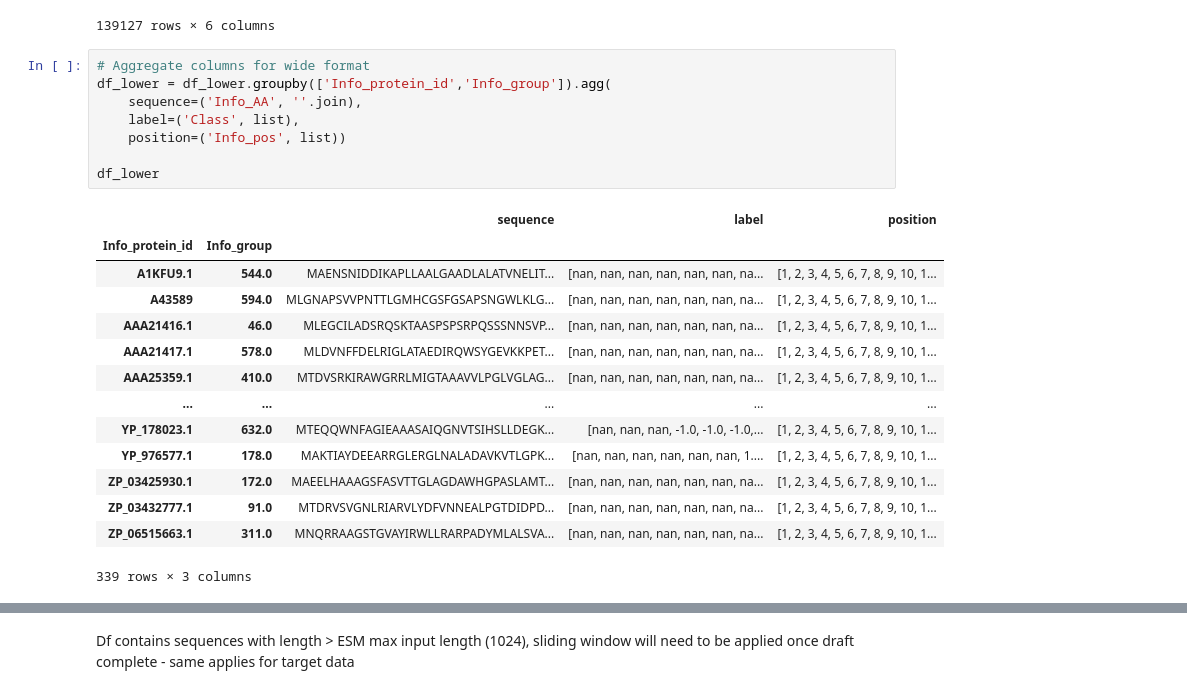
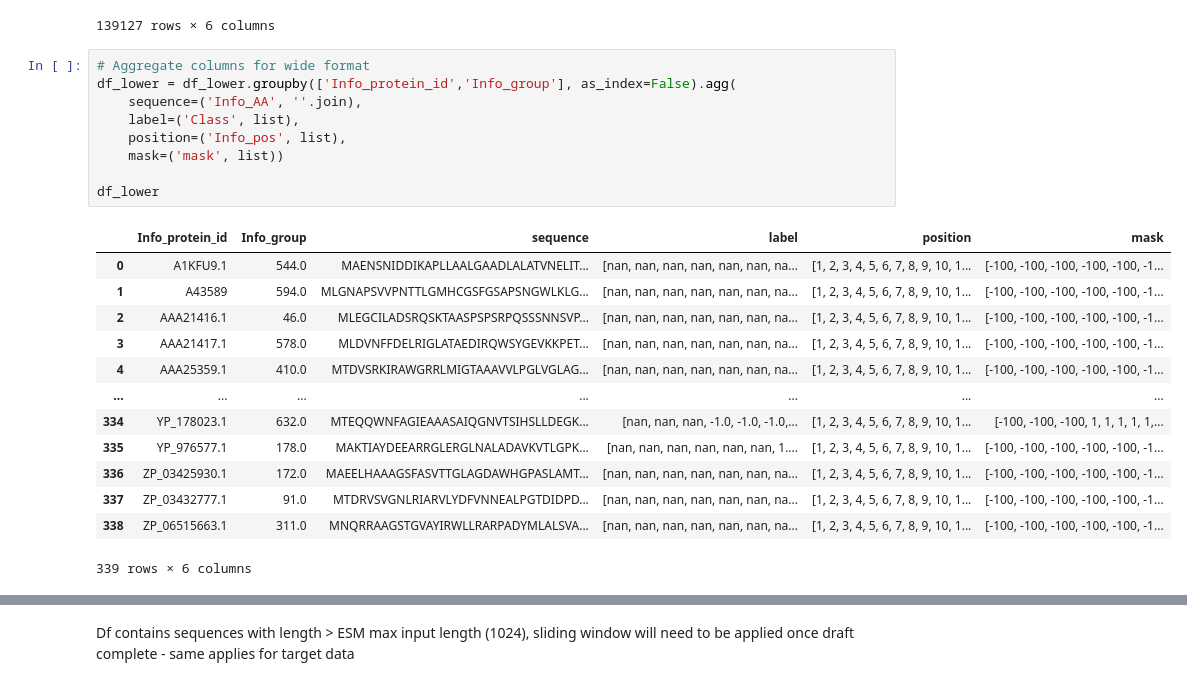
Before and after one commit to harryb257/MScProject, a Jupyter notebook: ESM2 baseline.ipynb, the cells around one changed output, grey strips where cells are left out. Cells and saved outputs as stored; diff of their text form.

Commit message:
update with lower level splitting

```diff
--- a/ESM2 baseline.ipynb
+++ b/ESM2 baseline.ipynb
@@ -153,25 +175,25 @@ df_lower
 139127 rows × 6 columns
 # %%
 # Aggregate columns for wide format
-df_lower = df_lower.groupby(['Info_protein_id','Info_group']).agg(
+df_lower = df_lower.groupby(['Info_protein_id','Info_group'], as_index=False).agg(
     sequence=('Info_AA', ''.join),
     label=('Class', list),
-    position=('Info_pos', list))
+    position=('Info_pos', list),
+    mask=('mask', list))
 
 df_lower
 # %% [output]
-|  |  | sequence | label | position |
-| Info_protein_id | Info_group |  |  |  |
-| A1KFU9.1 | 544.0 | MAENSNIDDIKAPLLAALGAADLALATVNELIT... | [nan, nan, nan, nan, nan, nan, na... | [1, 2, 3, 4, 5, 6, 7, 8, 9, 10, 1... |
-| A43589 | 594.0 | MLGNAPSVVPNTTLGMHCGSFGSAPSNGWLKLG... | [nan, nan, nan, nan, nan, nan, na... | [1, 2, 3, 4, 5, 6, 7, 8, 9, 10, 1... |
-| AAA21416.1 | 46.0 | MLEGCILADSRQSKTAASPSPSRPQSSSNNSVP... | [nan, nan, nan, nan, nan, nan, na... | [1, 2, 3, 4, 5, 6, 7, 8, 9, 10, 1... |
-| AAA21417.1 | 578.0 | MLDVNFFDELRIGLATAEDIRQWSYGEVKKPET... | [nan, nan, nan, nan, nan, nan, na... | [1, 2, 3, 4, 5, 6, 7, 8, 9, 10, 1... |
-| AAA25359.1 | 410.0 | MTDVSRKIRAWGRRLMIGTAAAVVLPGLVGLAG... | [nan, nan, nan, nan, nan, nan, na... | [1, 2, 3, 4, 5, 6, 7, 8, 9, 10, 1... |
-| ... | ... | ... | ... | ... |
-| YP_178023.1 | 632.0 | MTEQQWNFAGIEAAASAIQGNVTSIHSLLDEGK... | [nan, nan, nan, -1.0, -1.0, -1.0,... | [1, 2, 3, 4, 5, 6, 7, 8, 9, 10, 1... |
-| YP_976577.1 | 178.0 | MAKTIAYDEEARRGLERGLNALADAVKVTLGPK... | [nan, nan, nan, nan, nan, nan, 1.... | [1, 2, 3, 4, 5, 6, 7, 8, 9, 10, 1... |
-| ZP_03425930.1 | 172.0 | MAEELHAAAGSFASVTTGLAGDAWHGPASLAMT... | [nan, nan, nan, nan, nan, nan, na... | [1, 2, 3, 4, 5, 6, 7, 8, 9, 10, 1... |
-| ZP_03432777.1 | 91.0 | MTDRVSVGNLRIARVLYDFVNNEALPGTDIDPD... | [nan, nan, nan, nan, nan, nan, na... | [1, 2, 3, 4, 5, 6, 7, 8, 9, 10, 1... |
-| ZP_06515663.1 | 311.0 | MNQRRAAGSTGVAYIRWLLRARPADYMLALSVA... | [nan, nan, nan, nan, nan, nan, na... | [1, 2, 3, 4, 5, 6, 7, 8, 9, 10, 1... |
+|  | Info_protein_id | Info_group | sequence | label | position | mask |
+| 0 | A1KFU9.1 | 544.0 | MAENSNIDDIKAPLLAALGAADLALATVNELIT... | [nan, nan, nan, nan, nan, nan, na... | [1, 2, 3, 4, 5, 6, 7, 8, 9, 10, 1... | [-100, -100, -100, -100, -100, -1... |
+| 1 | A43589 | 594.0 | MLGNAPSVVPNTTLGMHCGSFGSAPSNGWLKLG... | [nan, nan, nan, nan, nan, nan, na... | [1, 2, 3, 4, 5, 6, 7, 8, 9, 10, 1... | [-100, -100, -100, -100, -100, -1... |
+| 2 | AAA21416.1 | 46.0 | MLEGCILADSRQSKTAASPSPSRPQSSSNNSVP... | [nan, nan, nan, nan, nan, nan, na... | [1, 2, 3, 4, 5, 6, 7, 8, 9, 10, 1... | [-100, -100, -100, -100, -100, -1... |
+| 3 | AAA21417.1 | 578.0 | MLDVNFFDELRIGLATAEDIRQWSYGEVKKPET... | [nan, nan, nan, nan, nan, nan, na... | [1, 2, 3, 4, 5, 6, 7, 8, 9, 10, 1... | [-100, -100, -100, -100, -100, -1... |
+| 4 | AAA25359.1 | 410.0 | MTDVSRKIRAWGRRLMIGTAAAVVLPGLVGLAG... | [nan, nan, nan, nan, nan, nan, na... | [1, 2, 3, 4, 5, 6, 7, 8, 9, 10, 1... | [-100, -100, -100, -100, -100, -1... |
+| ... | ... | ... | ... | ... | ... | ... |
+| 334 | YP_178023.1 | 632.0 | MTEQQWNFAGIEAAASAIQGNVTSIHSLLDEGK... | [nan, nan, nan, -1.0, -1.0, -1.0,... | [1, 2, 3, 4, 5, 6, 7, 8, 9, 10, 1... | [-100, -100, -100, 1, 1, 1, 1, 1,... |
+| 335 | YP_976577.1 | 178.0 | MAKTIAYDEEARRGLERGLNALADAVKVTLGPK... | [nan, nan, nan, nan, nan, nan, 1.... | [1, 2, 3, 4, 5, 6, 7, 8, 9, 10, 1... | [-100, -100, -100, -100, -100, -1... |
+| 336 | ZP_03425930.1 | 172.0 | MAEELHAAAGSFASVTTGLAGDAWHGPASLAMT... | [nan, nan, nan, nan, nan, nan, na... | [1, 2, 3, 4, 5, 6, 7, 8, 9, 10, 1... | [-100, -100, -100, -100, -100, -1... |
+| 337 | ZP_03432777.1 | 91.0 | MTDRVSVGNLRIARVLYDFVNNEALPGTDIDPD... | [nan, nan, nan, nan, nan, nan, na... | [1, 2, 3, 4, 5, 6, 7, 8, 9, 10, 1... | [-100, -100, -100, -100, -100, -1... |
+| 338 | ZP_06515663.1 | 311.0 | MNQRRAAGSTGVAYIRWLLRARPADYMLALSVA... | [nan, nan, nan, nan, nan, nan, na... | [1, 2, 3, 4, 5, 6, 7, 8, 9, 10, 1... | [-100, -100, -100, -100, -100, -1... |
-339 rows × 3 columns
+339 rows × 6 columns
 # %%
```
Also changed, not shown: parts of 6 cells of this notebook.
